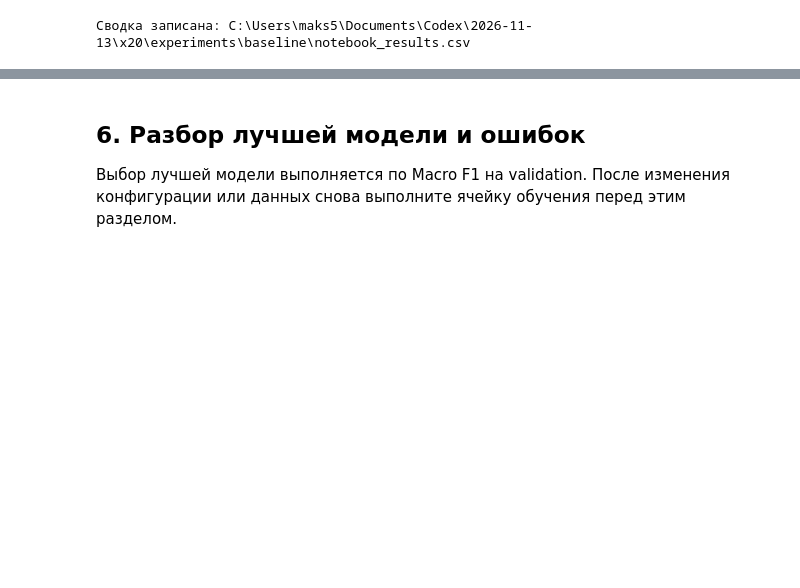
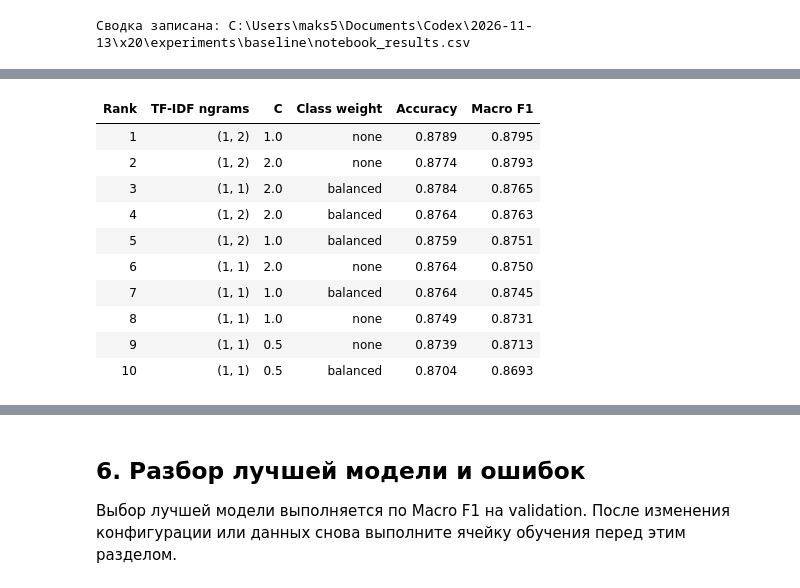
Before and after one commit to DikiyKoyotMain/Intelligent-system-for-processing-user-inquiries, a Jupyter notebook: notebooks/01_model_training_and_metrics.ipynb, the cells around one changed output, grey strips where cells are left out. Drawn from its saved outputs; the diff is of its cells as text; code cells hidden in the pictures; blank space fills up the shorter version.

Commit message:
Сравнены настройки Linear SVM

```diff
--- a/notebooks/01_model_training_and_metrics.ipynb
+++ b/notebooks/01_model_training_and_metrics.ipynb
@@ -253,0 +260,98 @@ Example:
+# %%
+from itertools import product
+from sklearn.feature_extraction.text import TfidfVectorizer
+from sklearn.pipeline import Pipeline
+from sklearn.svm import LinearSVC
+
+ngram_ranges = [(1, 1), (1, 2), (1, 3)]
+C_values = [0.5, 1.0, 2.0]
+class_weight_values = [None, 'balanced']
+tuning_dir = OUT_DIR / 'tuning_reports'
+tuning_dir.mkdir(parents=True, exist_ok=True)
+tuning_rows = []
+
+for ngram_range, C, class_weight in product(ngram_ranges, C_values, class_weight_values):
+    weight_tag = 'none' if class_weight is None else class_weight
+    name = f"svm_ngram_{ngram_range[0]}-{ngram_range[1]}_C-{C:g}_weight-{weight_tag}"
+    vectorizer = TfidfVectorizer(
+        ngram_range=ngram_range,
+        min_df=config['tfidf']['min_df'],
+        sublinear_tf=config['tfidf']['sublinear_tf'],
+        lowercase=config['tfidf']['lowercase'],
+        stop_words=config['tfidf']['stop_words'],
+        token_pattern=config['tfidf']['token_pattern'],
+    )
+    model = Pipeline([
+        ('tfidf', vectorizer),
+        ('classifier', LinearSVC(C=C, class_weight=class_weight, random_state=config['linear_svm']['random_state'])),
+    ])
+    start = time.perf_counter()
+    model.fit(X_train, y_train)
+    fit_seconds = time.perf_counter() - start
+    y_pred = np.asarray(model.predict(X_val))
+    report = pd.DataFrame(classification_report(y_val, y_pred, labels=labels, output_dict=True, zero_division=0)).T
+    report_path = tuning_dir / f'{name}_classification_report.csv'
+    report.to_csv(report_path, index_label='label')
+    macro_p, macro_r, macro_f1, _ = precision_recall_fscore_support(y_val, y_pred, labels=labels, average='macro', zero_division=0)
+    weighted_p, weighted_r, weighted_f1, _ = precision_recall_fscore_support(y_val, y_pred, labels=labels, average='weighted', zero_division=0)
+    metrics = {
+        'accuracy': accuracy_score(y_val, y_pred),
+        'macro_precision': macro_p,
+        'macro_recall': macro_r,
+        'macro_f1': macro_f1,
+        'weighted_precision': weighted_p,
+        'weighted_recall': weighted_r,
+        'weighted_f1': weighted_f1,
+        'fit_seconds': fit_seconds,
+    }
+    model_path = MODEL_DIR / f'{name}.joblib'
+    joblib.dump(model, model_path)
+    with mlflow.start_run(run_name=name) as run:
+        mlflow.log_params({
+            'model': 'LinearSVC',
+            'tfidf_ngram_min': ngram_range[0],
+            'tfidf_ngram_max': ngram_range[1],
+            'tfidf_min_df': config['tfidf']['min_df'],
+            'C': C,
+            'class_weight': weight_tag,
+            'sklearn_version': sklearn.__version__,
+        })
+        mlflow.set_tags({'dataset': 'BANKING77', 'evaluation_split': 'validation', 'workflow': 'parameter_search'})
+        mlflow.log_metrics({key: float(value) for key, value in metrics.items()})
+        mlflow.log_artifact(str(report_path), artifact_path='evaluation')
+        mlflow.log_artifact(str(model_path), artifact_path='serialized_model')
+        run_id = run.info.run_id
+    result = {
+        'model': name,
+        'tfidf_ngram_range': str(ngram_range),
+        'C': C,
+        'class_weight': weight_tag,
+        **{key: float(value) for key, value in metrics.items()},
+        'mlflow_run_id': run_id,
+    }
+    tuning_rows.append(result)
+    results.append(result)
+    predictions[name] = y_pred
+    reports[name] = report
+    fitted_models[name] = model
+
+tuning_results_df = pd.DataFrame(tuning_rows).sort_values('macro_f1', ascending=False).reset_index(drop=True)
+tuning_results_df.to_csv(OUT_DIR / 'linear_svm_tuning_results.csv', index=False)
+results_df = pd.DataFrame(results).sort_values('macro_f1', ascending=False).reset_index(drop=True)
+results_df.to_csv(OUT_DIR / 'notebook_results.csv', index=False)
+display(tuning_results_df.head(10).style.format(precision=4).highlight_max(subset=['accuracy', 'macro_f1', 'weighted_f1'], color='#d7f2df'))
+print(f'Проверено конфигураций: {len(tuning_results_df)}')
+print(f'Таблица подбора: {OUT_DIR / "linear_svm_tuning_results.csv"}')
+print(f'Лучшая конфигурация: {tuning_results_df.iloc[0]["model"]}')
+# %% [output]
+| Rank | TF-IDF ngrams | C | Class weight | Accuracy | Macro F1 |
+| 1 | (1, 2) | 1.0 | none | 0.8789 | 0.8795 |
+| 2 | (1, 2) | 2.0 | none | 0.8774 | 0.8793 |
+| 3 | (1, 1) | 2.0 | balanced | 0.8784 | 0.8765 |
+| 4 | (1, 2) | 2.0 | balanced | 0.8764 | 0.8763 |
+| 5 | (1, 2) | 1.0 | balanced | 0.8759 | 0.8751 |
+| 6 | (1, 1) | 2.0 | none | 0.8764 | 0.8750 |
+| 7 | (1, 1) | 1.0 | balanced | 0.8764 | 0.8745 |
+| 8 | (1, 1) | 1.0 | none | 0.8749 | 0.8731 |
+| 9 | (1, 1) | 0.5 | none | 0.8739 | 0.8713 |
+| 10 | (1, 1) | 0.5 | balanced | 0.8704 | 0.8693 |
```
Also changed, not shown: parts of 2 cells of this notebook, 24 other files.
